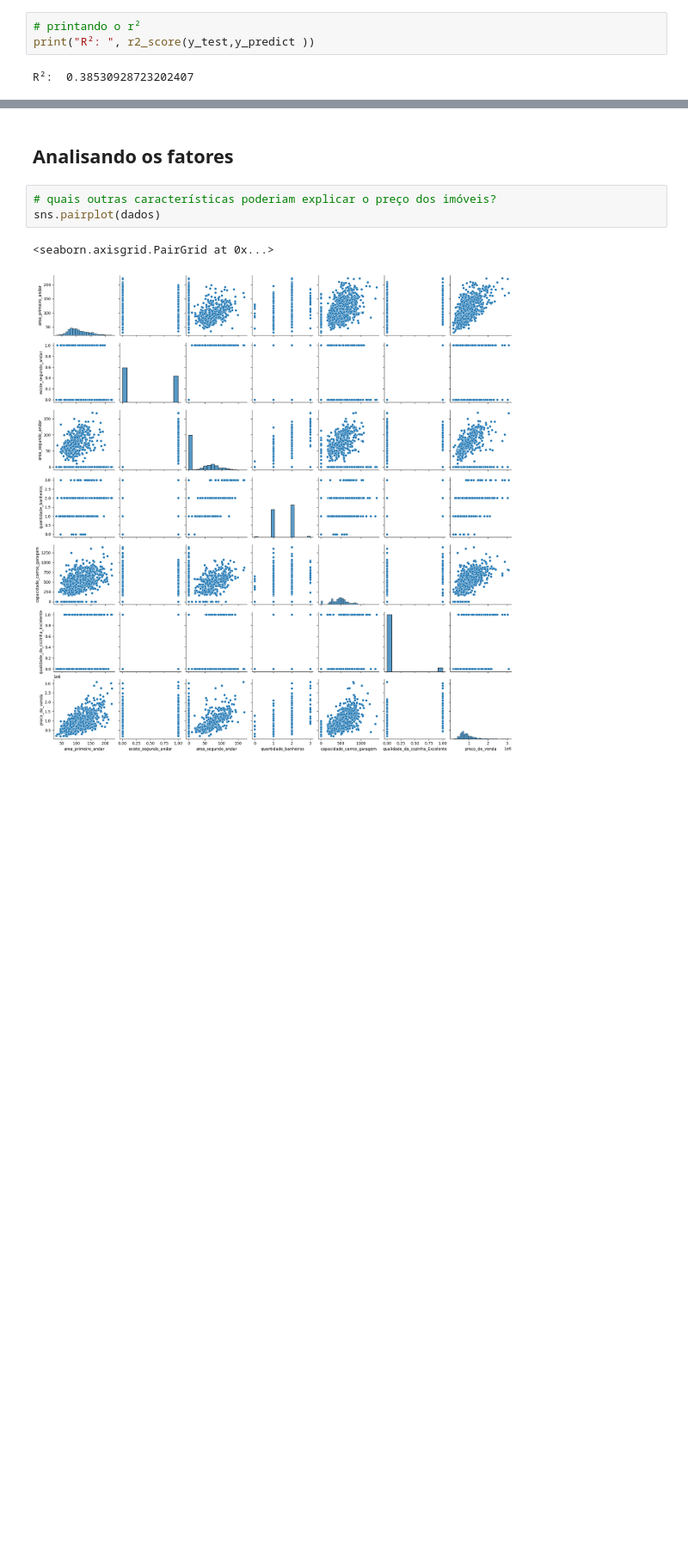
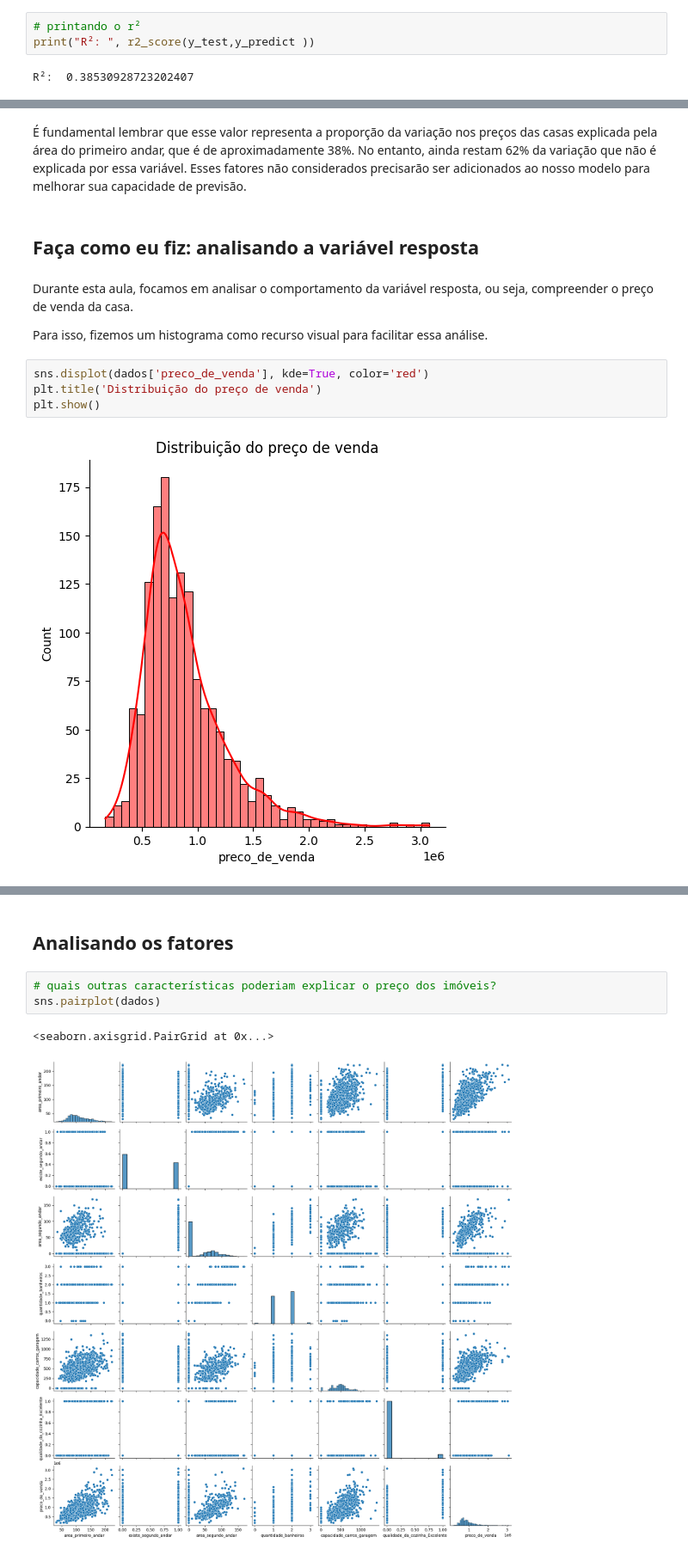
Before and after one commit to tluistorres/Cursos, a Jupyter notebook: Preços_móveis__Utilizando_Regressão_Linear.ipynb, the cells around one changed output, grey strips where cells are left out. Shown at 86% size. Drawn from its saved outputs; the diff is of its cells as text; blank space fills up the shorter version.

```diff
--- a/Preços_móveis__Utilizando_Regressão_Linear.ipynb
+++ b/Preços_móveis__Utilizando_Regressão_Linear.ipynb
@@ -587,0 +731,14 @@ R²:  0.38530928723202407
+# %% [markdown]
+É fundamental lembrar que esse valor representa a proporção da variação nos preços das casas explicada pela área do primeiro andar, que é de aproximadamente 38%. No entanto, ainda restam 62% da variação que não é explicada por essa variável. Esses fatores não considerados precisarão ser adicionados ao nosso modelo para melhorar sua capacidade de previsão.
+# %% [markdown]
+## Faça como eu fiz: analisando a variável resposta
+# %% [markdown]
+Durante esta aula, focamos em analisar o comportamento da variável resposta, ou seja, compreender o preço de venda da casa.
+
+Para isso, fizemos um histograma como recurso visual para facilitar essa análise.
+# %%
+sns.displot(dados['preco_de_venda'], kde=True, color='red')
+plt.title('Distribuição do preço de venda')
+plt.show()
+# %% [output]
+[figure, added]
```
Also changed, not shown: parts of 100 cells of this notebook.
